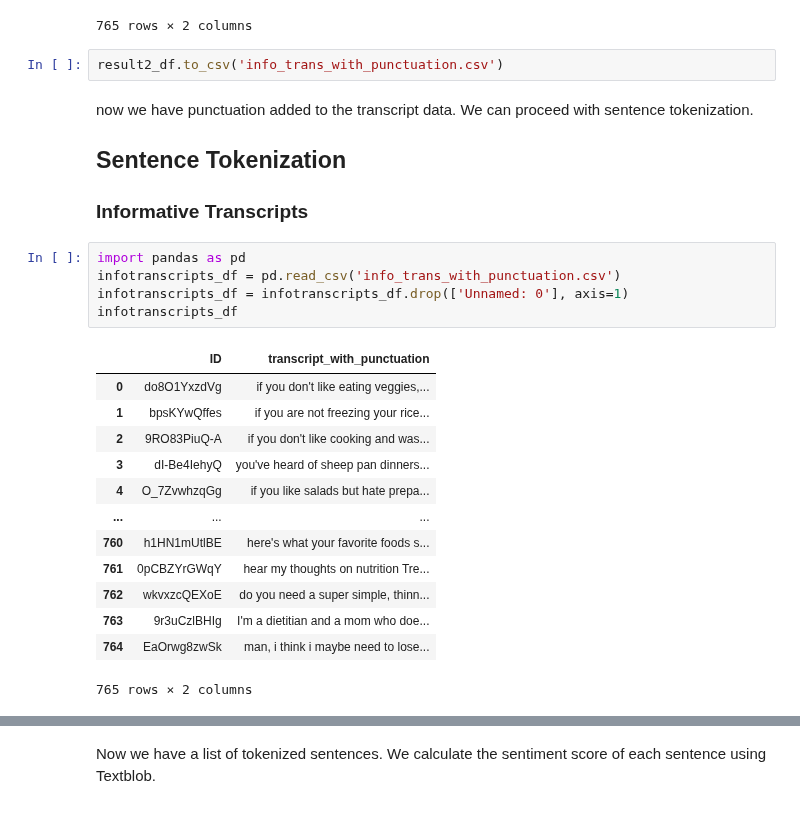
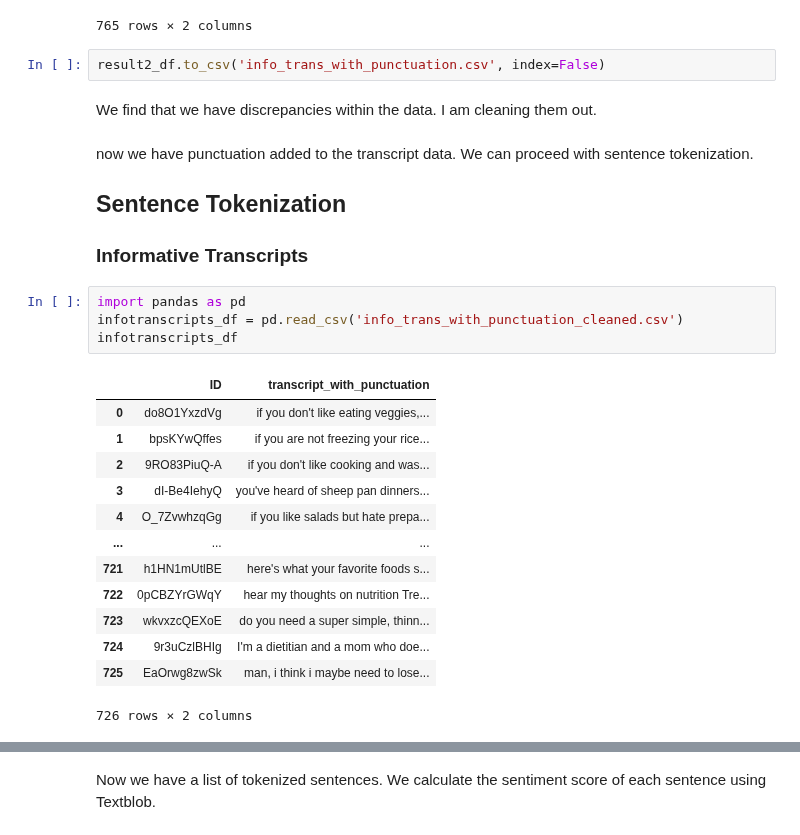
Before and after one commit to rileybaerg/TruthTube, a Jupyter notebook: sentence-token.ipynb, the cells around one changed output, grey strips where cells are left out. Saved outputs shown, nothing was run; the diff lists cells and outputs as text.

```diff
--- a/sentence-token.ipynb
+++ b/sentence-token.ipynb
@@ -244,30 +244,31 @@ result2_df
 | 764 | EaOrwg8zwSk | man, i think i maybe need to lose... |
 765 rows × 2 columns
 # %%
-result2_df.to_csv('info_trans_with_punctuation.csv')
+result2_df.to_csv('info_trans_with_punctuation.csv', index=False)
+# %% [markdown]
+We find that we have discrepancies within the data. I am cleaning them out.
 # %% [markdown]
 now we have punctuation added to the transcript data. We can proceed with sentence tokenization.
 ## Sentence Tokenization
 ### Informative Transcripts
 # %%
 import pandas as pd
-infotranscripts_df = pd.read_csv('info_trans_with_punctuation.csv')
-infotranscripts_df = infotranscripts_df.drop(['Unnamed: 0'], axis=1)
+infotranscripts_df = pd.read_csv('info_trans_with_punctuation_cleaned.csv')
 infotranscripts_df
 # %% [output]
 |  | ID | transcript_with_punctuation |
 | 0 | do8O1YxzdVg | if you don't like eating veggies,... |
 | 1 | bpsKYwQffes | if you are not freezing your rice... |
 | 2 | 9RO83PiuQ-A | if you don't like cooking and was... |
 | 3 | dI-Be4IehyQ | you've heard of sheep pan dinners... |
 | 4 | O_7ZvwhzqGg | if you like salads but hate prepa... |
 | ... | ... | ... |
-| 760 | h1HN1mUtlBE | here's what your favorite foods s... |
-| 761 | 0pCBZYrGWqY | hear my thoughts on nutrition Tre... |
-| 762 | wkvxzcQEXoE | do you need a super simple, thinn... |
-| 763 | 9r3uCzlBHIg | I'm a dietitian and a mom who doe... |
-| 764 | EaOrwg8zwSk | man, i think i maybe need to lose... |
+| 721 | h1HN1mUtlBE | here's what your favorite foods s... |
+| 722 | 0pCBZYrGWqY | hear my thoughts on nutrition Tre... |
+| 723 | wkvxzcQEXoE | do you need a super simple, thinn... |
+| 724 | 9r3uCzlBHIg | I'm a dietitian and a mom who doe... |
+| 725 | EaOrwg8zwSk | man, i think i maybe need to lose... |
-765 rows × 2 columns
+726 rows × 2 columns
 # %%
 import nltk
 from nltk.tokenize import sent_tokenize, word_tokenize
```
Also changed, not shown: parts of 20 cells of this notebook, 2 other files.
